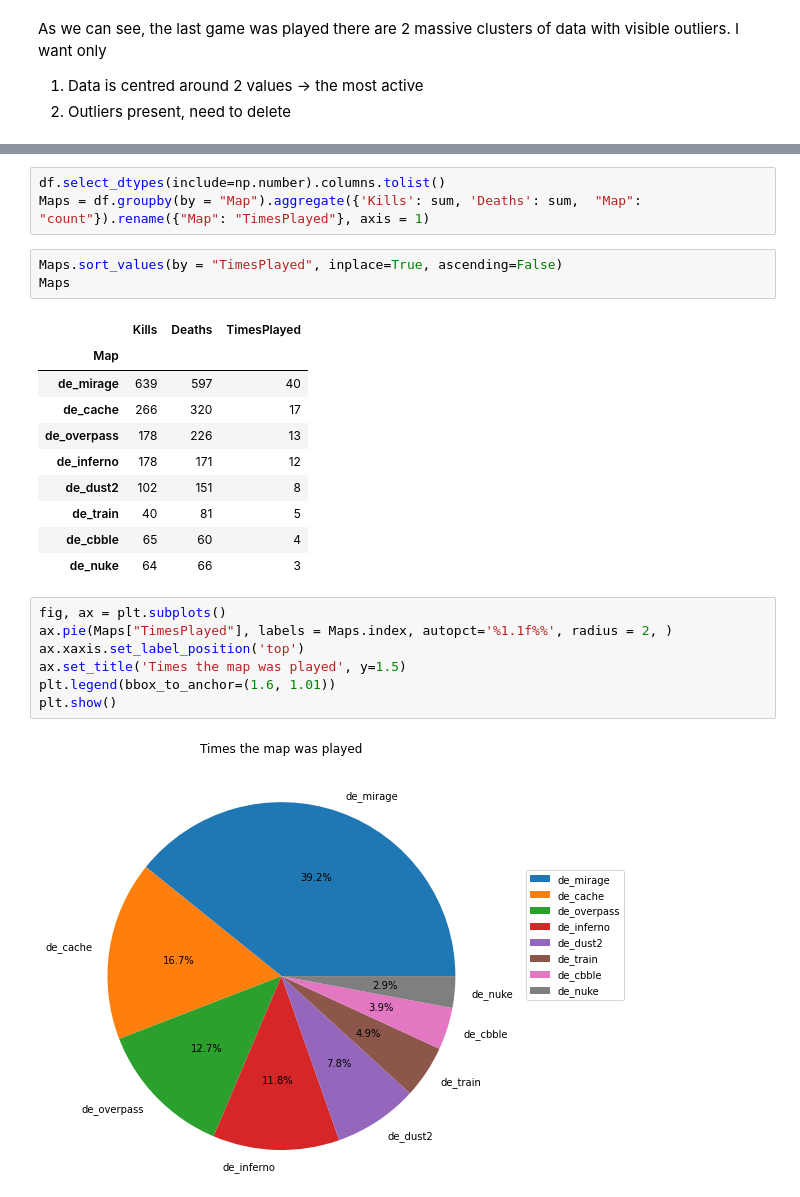
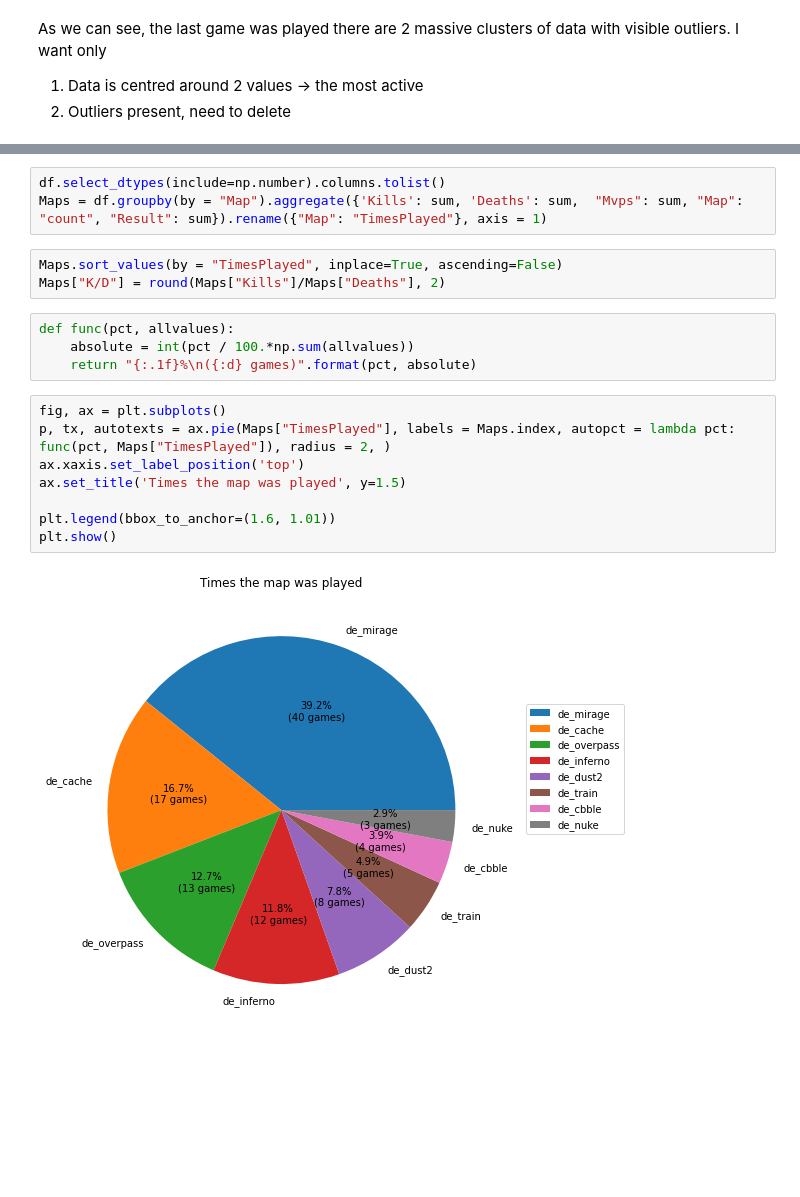
Before and after one commit to Mamin-gamer/Data-collection, a Jupyter notebook: notebooks/MyData.ipynb, the cells around one changed output, grey strips where cells are left out. Drawn from its saved outputs; the diff is of its cells as text; blank space fills up the shorter version.

```diff
--- a/notebooks/MyData.ipynb
+++ b/notebooks/MyData.ipynb
@@ -106,29 +104,23 @@ df.head()
 | 4 | 2fb9fe10-5c7e-4f2f-860b-a9ee2f88801a | 2018-09-12 07:14:34.446 | 2018-09-12 07:15:45.275 | de_mirage | 14 | 10 | 2 | 9 | 13 | ... |
 # %%
 df.select_dtypes(include=np.number).columns.tolist()
-Maps = df.groupby(by = "Map").aggregate({'Kills': sum, 'Deaths': sum,  "Map": "count"}).rename({"Map": "TimesPlayed"}, axis = 1)
+Maps = df.groupby(by = "Map").aggregate({'Kills': sum, 'Deaths': sum,  "Mvps": sum, "Map": "count", "Result": sum}).rename({"Map": "TimesPlayed"}, axis = 1)
 # %%
 Maps.sort_values(by = "TimesPlayed", inplace=True, ascending=False)
-Maps
+Maps["K/D"] = round(Maps["Kills"]/Maps["Deaths"], 2)
-# %% [output]
-|  | Kills | Deaths | TimesPlayed |
-| Map |  |  |  |
-| de_mirage | 639 | 597 | 40 |
-| de_cache | 266 | 320 | 17 |
-| de_overpass | 178 | 226 | 13 |
-| de_inferno | 178 | 171 | 12 |
-| de_dust2 | 102 | 151 | 8 |
-| de_train | 40 | 81 | 5 |
-| de_cbble | 65 | 60 | 4 |
-| de_nuke | 64 | 66 | 3 |
+# %%
+def func(pct, allvalues):
+    absolute = int(pct / 100.*np.sum(allvalues))
+    return "{:.1f}%\n({:d} games)".format(pct, absolute)
 # %%
 fig, ax = plt.subplots()
-ax.pie(Maps["TimesPlayed"], labels = Maps.index, autopct='%1.1f%%', radius = 2, )
+p, tx, autotexts = ax.pie(Maps["TimesPlayed"], labels = Maps.index, autopct = lambda pct: func(pct, Maps["TimesPlayed"]), radius = 2, )
 ax.xaxis.set_label_position('top')
 ax.set_title('Times the map was played', y=1.5)
+
 plt.legend(bbox_to_anchor=(1.6, 1.01))
 plt.show()
 # %% [output]
-[figure, old version]
+[figure, new version]
 # %%
 fig, ax = plt.subplots()
```
Also changed, not shown: parts of 5 cells of this notebook, 2 other files.
